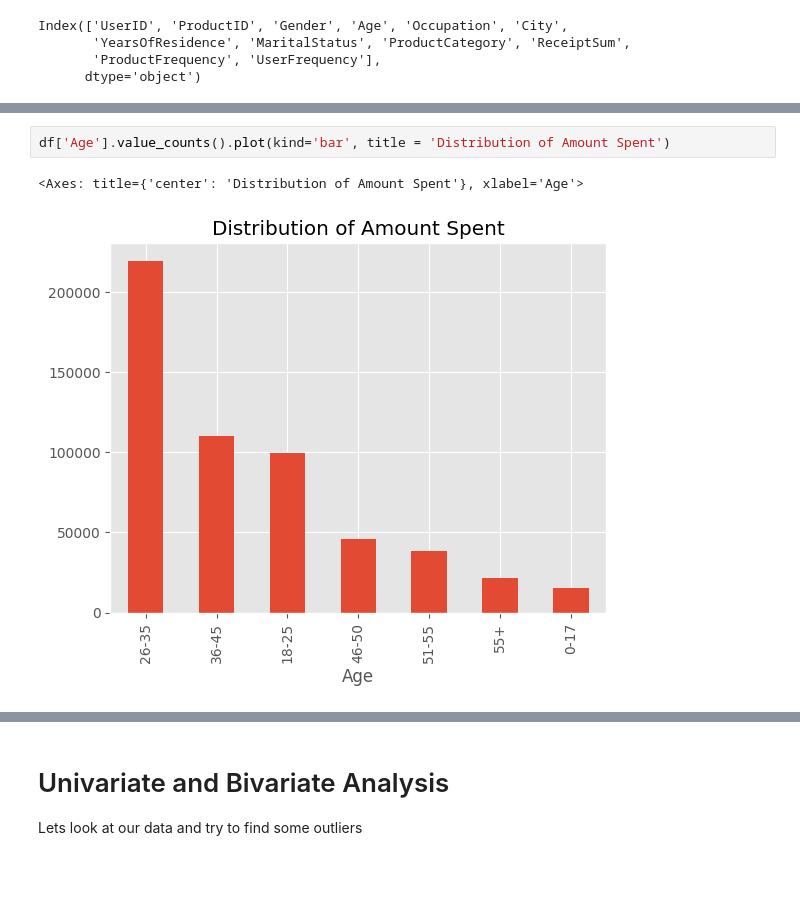
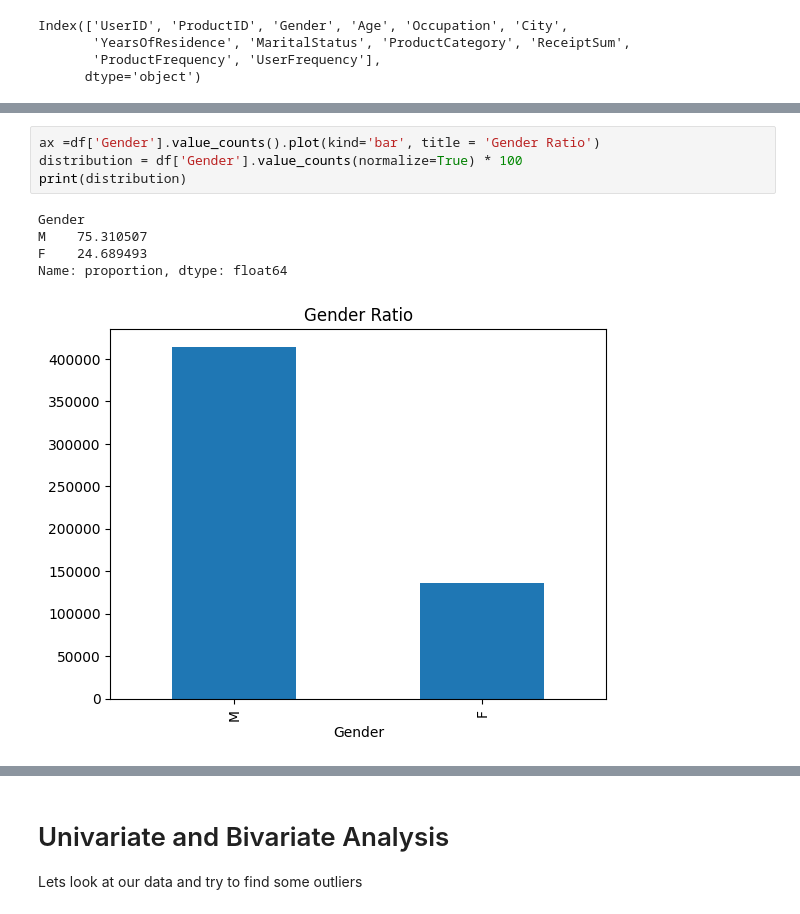
Before and after one commit to Farzins-Lab/Data-Mining-and-Analytics-Final-Project, a Jupyter notebook: Minimized_COSC_526_Data_Cleaning_Notebook_Final.ipynb, the cells around one changed output, grey strips where cells are left out. Saved outputs shown, nothing was run; the diff lists cells and outputs as text; blank space fills up the shorter version.

```diff
--- a/Minimized_COSC_526_Data_Cleaning_Notebook_Final.ipynb
+++ b/Minimized_COSC_526_Data_Cleaning_Notebook_Final.ipynb
@@ -318,6 +276,11 @@ KeyboardInterrupt:
-# %%
-df['Age'].value_counts().plot(kind='bar', title = 'Distribution of Amount Spent')
-# %% [output]
-<Axes: title={'center': 'Distribution of Amount Spent'}, xlabel='Age'>
-[figure, removed]
+# %%
+ax =df['Gender'].value_counts().plot(kind='bar', title = 'Gender Ratio')
+distribution = df['Gender'].value_counts(normalize=True) * 100
+print(distribution)
+# %% [output]
+Gender
+M    75.310507
+F    24.689493
+Name: proportion, dtype: float64
+[figure, added]
 # %%
```
Also changed, not shown: parts of 72 cells of this notebook.
